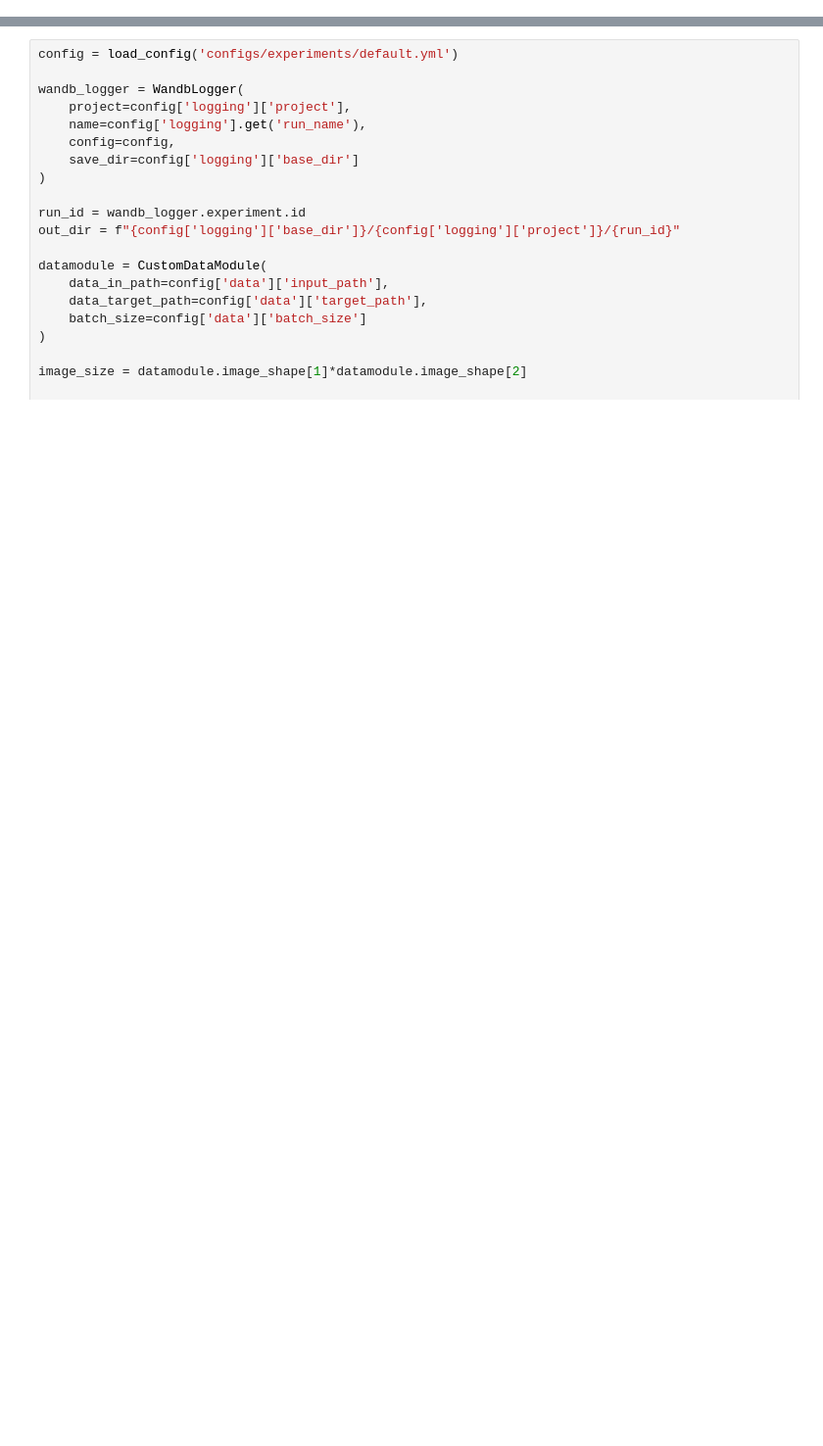
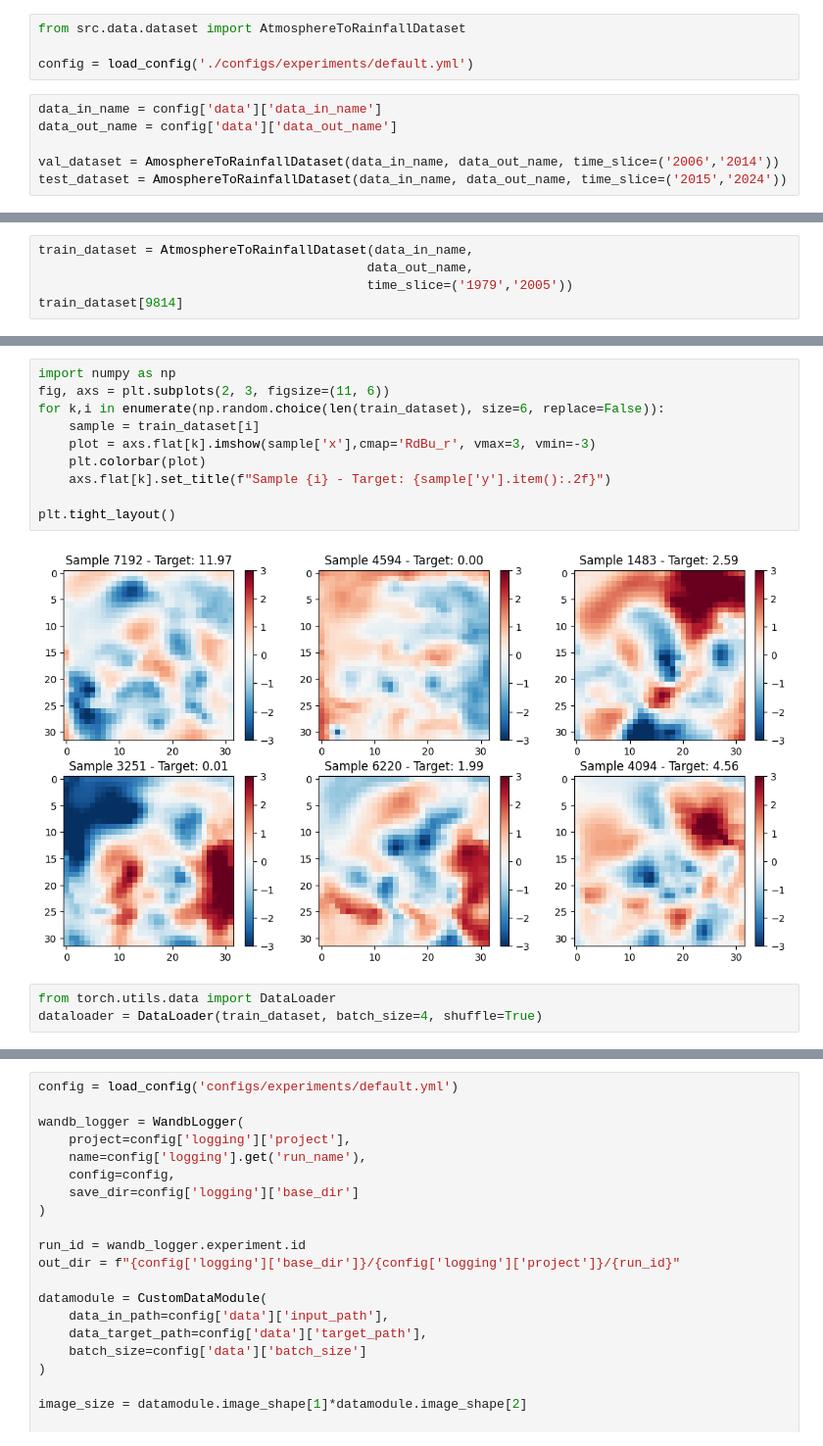
Before and after one commit to rguilcas/BCCR-ml-project-example, a Jupyter notebook: notebooks/Tests.ipynb, the cells around one changed output, grey strips where cells are left out. Shown at 98% size. Drawn from its saved outputs; the diff is of its cells as text; blank space fills up the shorter version.

```diff
--- a/notebooks/Tests.ipynb
+++ b/notebooks/Tests.ipynb
@@ -15 +16,11 @@ import os
 import pandas as pd
+# %%
+from src.data.dataset import AtmosphereToRainfallDataset
+
+config = load_config('./configs/experiments/default.yml')
+# %%
+data_in_name = config['data']['data_in_name']
+data_out_name = config['data']['data_out_name']
+
+val_dataset = AmosphereToRainfallDataset(data_in_name, data_out_name, time_slice=('2006','2014'))
+test_dataset = AmosphereToRainfallDataset(data_in_name, data_out_name, time_slice=('2015','2024'))
@@ -15,0 +40,5 @@ import pandas as pd
+# %%
+train_dataset = AtmosphereToRainfallDataset(data_in_name,
+                                           data_out_name,
+                                           time_slice=('1979','2005'))
+train_dataset[9814]
@@ -15,0 +61,15 @@ import pandas as pd
+# %%
+import numpy as np
+fig, axs = plt.subplots(2, 3, figsize=(11, 6))
+for k,i in enumerate(np.random.choice(len(train_dataset), size=6, replace=False)):
+    sample = train_dataset[i]
+    plot = axs.flat[k].imshow(sample['x'],cmap='RdBu_r', vmax=3, vmin=-3)
+    plt.colorbar(plot)
+    axs.flat[k].set_title(f"Sample {i} - Target: {sample['y'].item():.2f}")
+
+plt.tight_layout()
+# %% [output]
+[figure, added]
+# %%
+from torch.utils.data import DataLoader
+dataloader = DataLoader(train_dataset, batch_size=4, shuffle=True)
```
Also changed, not shown: parts of 13 cells of this notebook, 11 other files.
